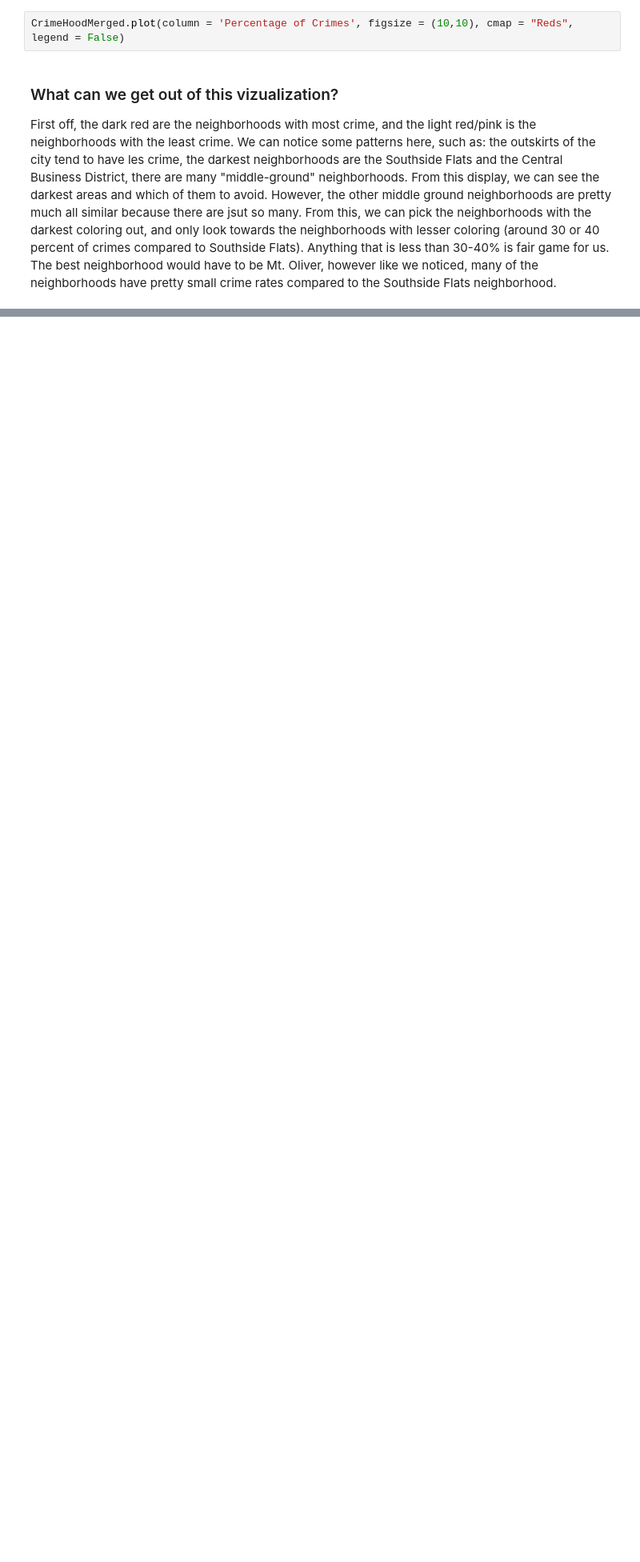
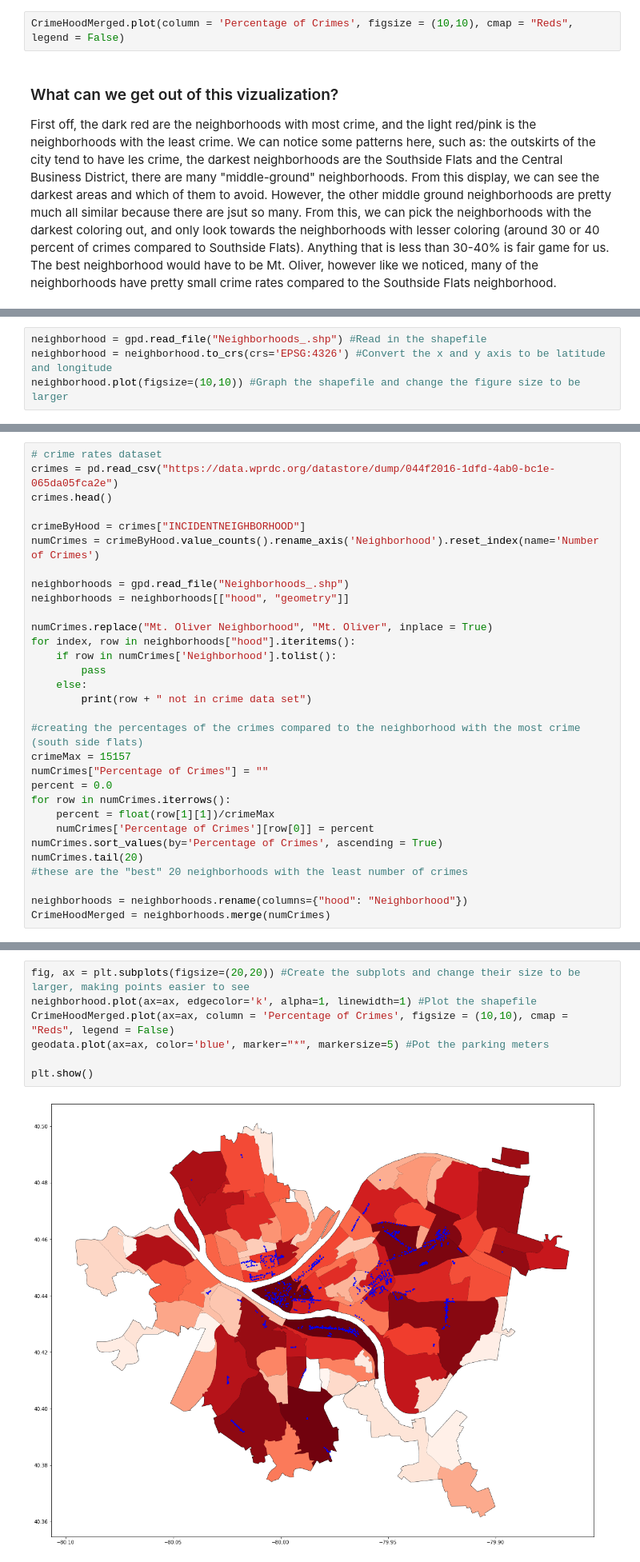
Before and after one commit to mark-sheffield/Final-Project, a Jupyter notebook: PresentationNotebook.ipynb, the cells around one changed output, grey strips where cells are left out. Shown at 80% size. Drawn from its saved outputs; the diff is of its cells as text; blank space fills up the shorter version.

```diff
--- a/PresentationNotebook.ipynb
+++ b/PresentationNotebook.ipynb
@@ -197,0 +224,4 @@ First off, the dark red are the neighborhoods with most crime, and the light red
+# %%
+neighborhood = gpd.read_file("Neighborhoods_.shp") #Read in the shapefile
+neighborhood = neighborhood.to_crs(crs='EPSG:4326') #Convert the x and y axis to be latitude and longitude
+neighborhood.plot(figsize=(10,10)) #Graph the shapefile and change the figure size to be larger
@@ -197,0 +252,31 @@ First off, the dark red are the neighborhoods with most crime, and the light red
+# %%
+# crime rates dataset
+crimes = pd.read_csv("https://data.wprdc.org/datastore/dump/044f2016-1dfd-4ab0-bc1e-065da05fca2e")
+crimes.head()
+
+crimeByHood = crimes["INCIDENTNEIGHBORHOOD"]
+numCrimes = crimeByHood.value_counts().rename_axis('Neighborhood').reset_index(name='Number of Crimes')
+
+neighborhoods = gpd.read_file("Neighborhoods_.shp")
+neighborhoods = neighborhoods[["hood", "geometry"]]
+
+numCrimes.replace("Mt. Oliver Neighborhood", "Mt. Oliver", inplace = True)
+for index, row in neighborhoods["hood"].iteritems():
+    if row in numCrimes['Neighborhood'].tolist():
+        pass
+    else:
+        print(row + " not in crime data set")
+
+#creating the percentages of the crimes compared to the neighborhood with the most crime (south side flats)
+crimeMax = 15157
+numCrimes["Percentage of Crimes"] = ""
+percent = 0.0
+for row in numCrimes.iterrows():
+    percent = float(row[1][1])/crimeMax
+    numCrimes['Percentage of Crimes'][row[0]] = percent
+numCrimes.sort_values(by='Percentage of Crimes', ascending = True)
+numCrimes.tail(20)
+#these are the "best" 20 neighborhoods with the least number of crimes
+
+neighborhoods = neighborhoods.rename(columns={"hood": "Neighborhood"})
+CrimeHoodMerged = neighborhoods.merge(numCrimes)
@@ -198,3 +288,12 @@ First off, the dark red are the neighborhoods with most crime, and the light red
+# %%
+fig, ax = plt.subplots(figsize=(20,20)) #Create the subplots and change their size to be larger, making points easier to see
+neighborhood.plot(ax=ax, edgecolor='k', alpha=1, linewidth=1) #Plot the shapefile
+CrimeHoodMerged.plot(ax=ax, column = 'Percentage of Crimes', figsize = (10,10), cmap = "Reds", legend = False)
+geodata.plot(ax=ax, color='blue', marker="*", markersize=5) #Pot the parking meters
+
+plt.show()
+# %% [output]
+[figure, added]
 # %% [markdown]
 # Conclusion
 # %% [markdown]
```
Also changed, not shown: parts of 13 cells of this notebook.
